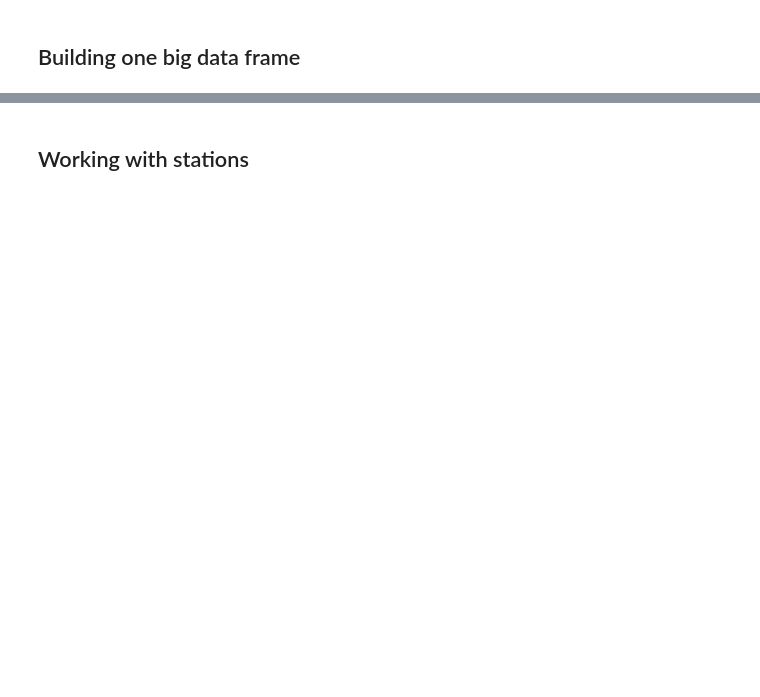
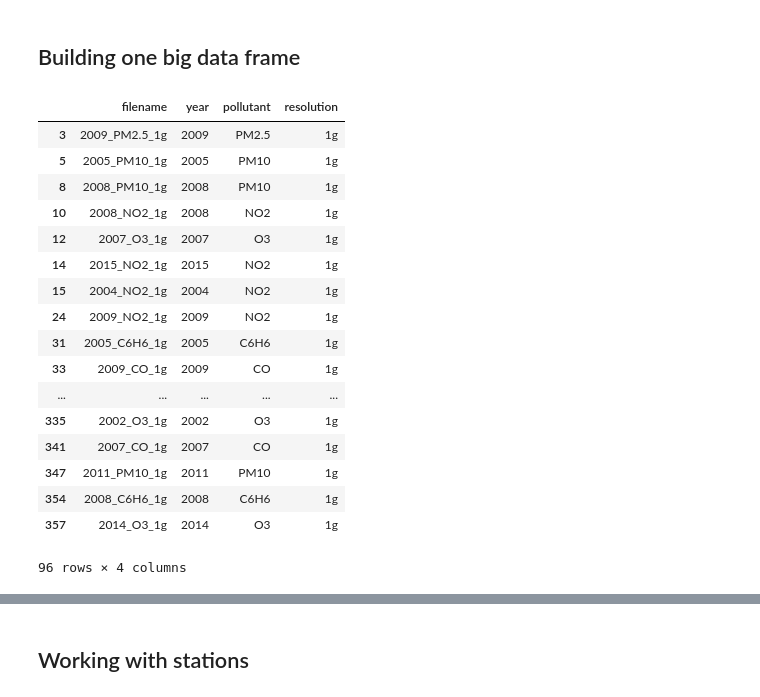
Before and after one commit to QuantumDamage/AQIP, a Jupyter notebook: workspace/EDA.ipynb, the cells around one changed output, grey strips where cells are left out. Drawn from its saved outputs; the diff is of its cells as text; code cells hidden in the pictures; blank space fills up the shorter version.

```diff
--- a/workspace/EDA.ipynb
+++ b/workspace/EDA.ipynb
@@ -196,3 +158,31 @@ from collections import Counter
 #    worstStation[dataRow["pollutant"]] = dataFromFile.max().sort_values(ascending = False).index[0]
 # %% [markdown]
 ## Building one big data frame
+# %%
+pollutants = importantPollutants
+years = sorted(list(dataFiles["year"].unique()))
+#years = ["2006"]
+# %%
+pollutantsYears = dataFiles[(dataFiles["year"].isin(years)) & (dataFiles["resolution"] == "1g") &
+                           (dataFiles["pollutant"].isin(pollutants))]
+# %%
+pollutantsYears
+# %% [output]
+|  | filename | year | pollutant | resolution |
+| 3 | 2009_PM2.5_1g | 2009 | PM2.5 | 1g |
+| 5 | 2005_PM10_1g | 2005 | PM10 | 1g |
+| 8 | 2008_PM10_1g | 2008 | PM10 | 1g |
+| 10 | 2008_NO2_1g | 2008 | NO2 | 1g |
+| 12 | 2007_O3_1g | 2007 | O3 | 1g |
+| 14 | 2015_NO2_1g | 2015 | NO2 | 1g |
+| 15 | 2004_NO2_1g | 2004 | NO2 | 1g |
+| 24 | 2009_NO2_1g | 2009 | NO2 | 1g |
+| 31 | 2005_C6H6_1g | 2005 | C6H6 | 1g |
+| 33 | 2009_CO_1g | 2009 | CO | 1g |
+| ... | ... | ... | ... | ... |
+| 335 | 2002_O3_1g | 2002 | O3 | 1g |
+| 341 | 2007_CO_1g | 2007 | CO | 1g |
+| 347 | 2011_PM10_1g | 2011 | PM10 | 1g |
+| 354 | 2008_C6H6_1g | 2008 | C6H6 | 1g |
+| 357 | 2014_O3_1g | 2014 | O3 | 1g |
+96 rows × 4 columns
```
Also changed, not shown: parts of 22 cells of this notebook.
